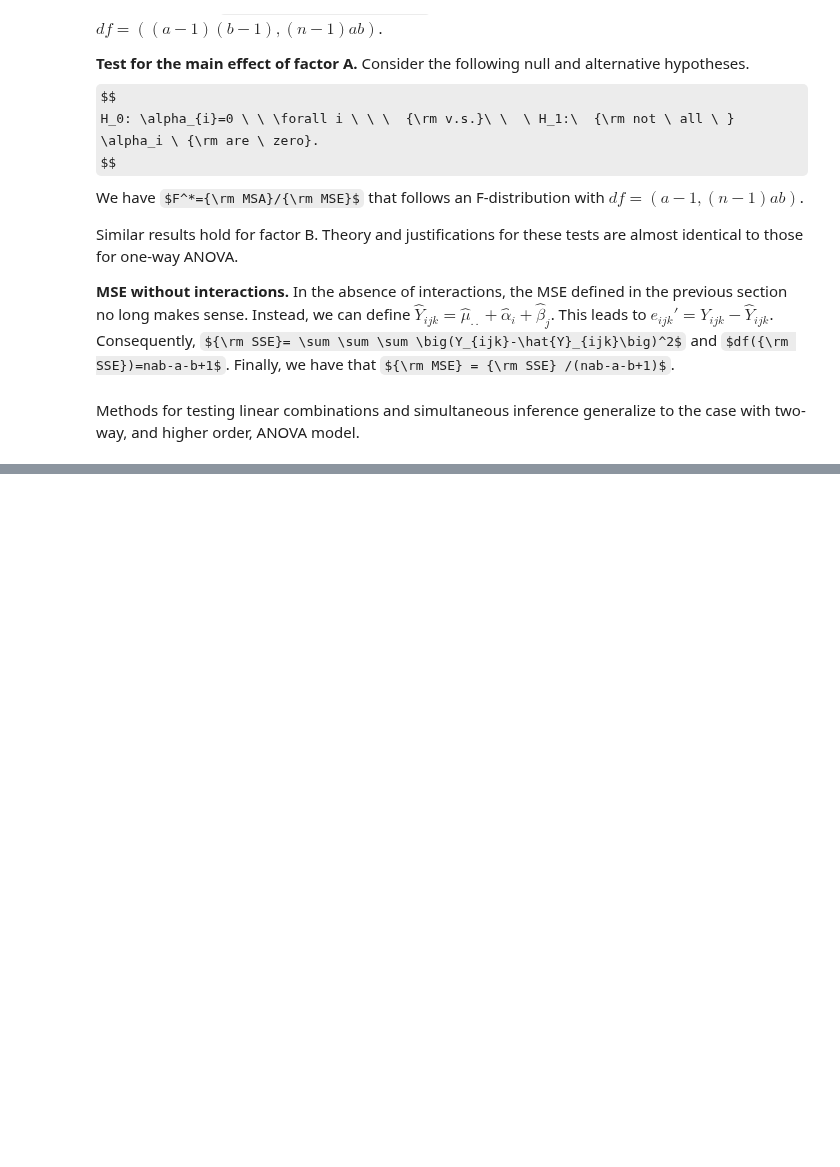
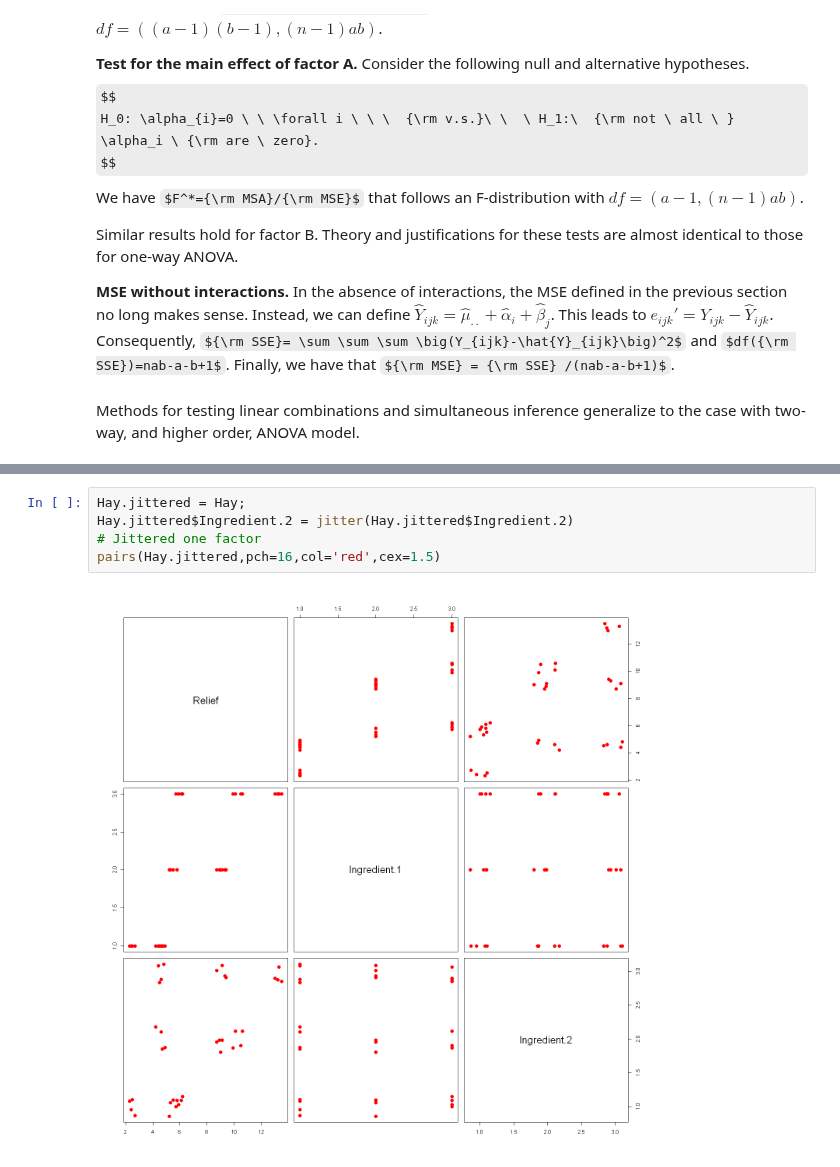
Before and after one commit to ChenShizhe/StatDataScience, a Jupyter notebook: Notes/Chapter4ANOVAII.ipynb, the cells around one changed output, grey strips where cells are left out. Drawn from its saved outputs; the diff is of its cells as text; some formulas as TeX source; blank space fills up the shorter version.

```diff
--- a/Notes/Chapter4ANOVAII.ipynb
+++ b/Notes/Chapter4ANOVAII.ipynb
@@ -213,0 +223,7 @@ There are two factors with a total of 9 combinations in this data with 36 sample
+# %%
+Hay.jittered = Hay;
+Hay.jittered$Ingredient.2 = jitter(Hay.jittered$Ingredient.2)
+# Jittered one factor
+pairs(Hay.jittered,pch=16,col='red',cex=1.5)
+# %% [output]
+[figure, added]
```
Also changed, not shown: parts of 19 cells of this notebook.
